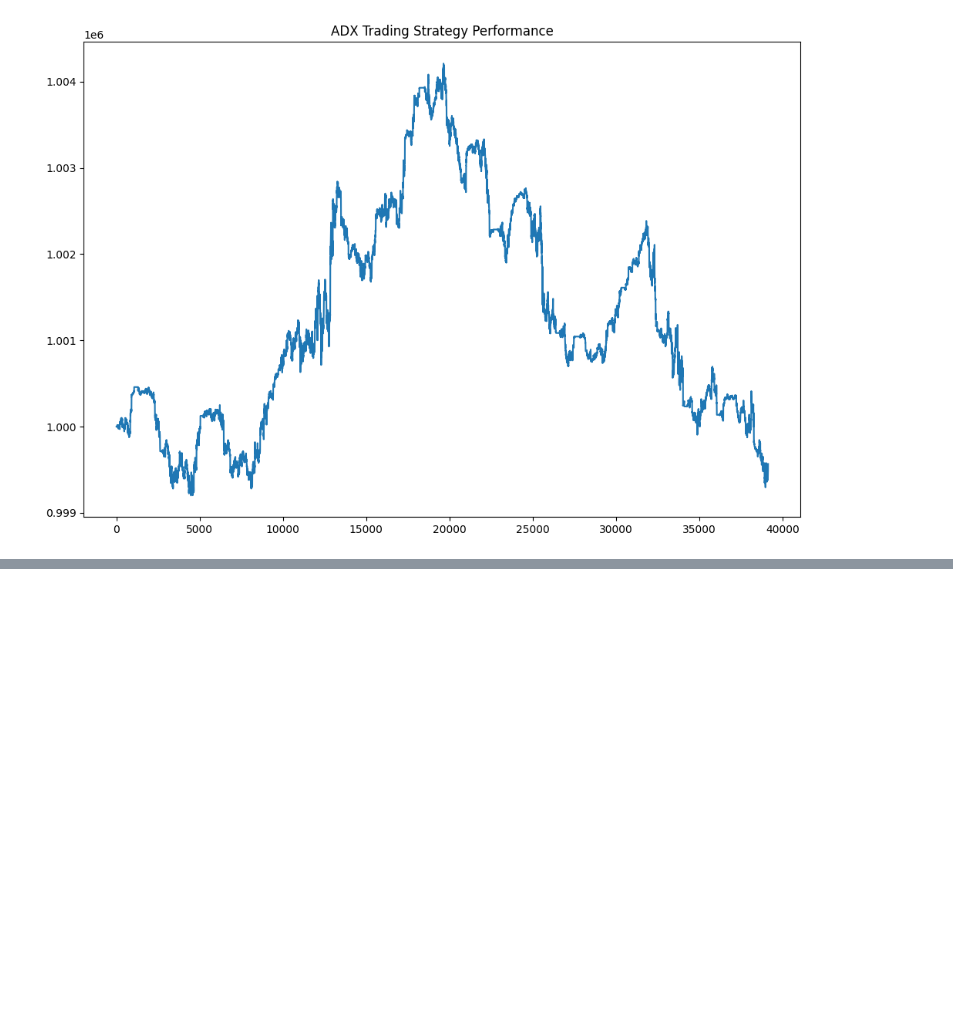
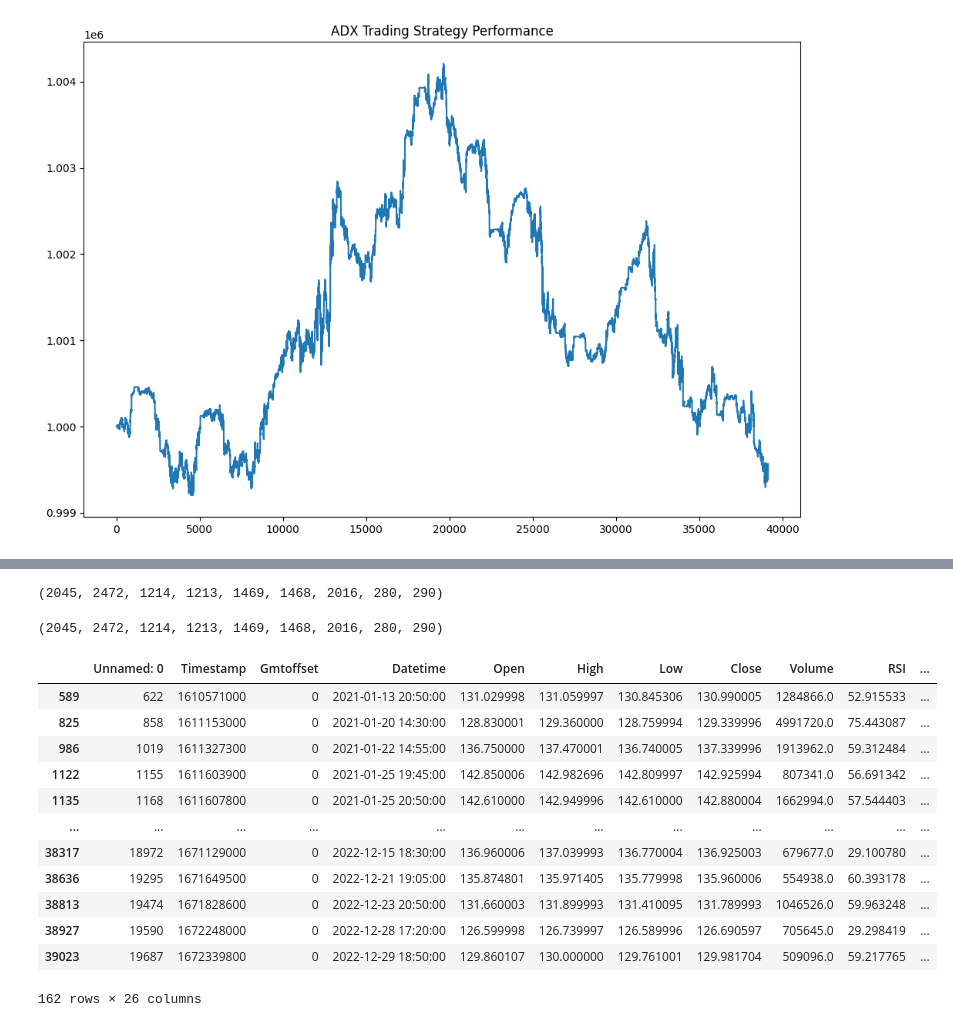
Before and after one commit to david09perez/Proyecto_Trading, a Jupyter notebook: report.ipynb, the cells around one changed output, grey strips where cells are left out. Drawn from its saved outputs; the diff is of its cells as text; code cells hidden in the pictures; blank space fills up the shorter version.

```diff
--- a/report.ipynb
+++ b/report.ipynb
@@ -528,0 +510,24 @@ data[data["SMA_buy"]==True]
+# %%
+data['RSI_buy_signal'].sum(), data['RSI_sell_signal'].sum(), data['SMA_buy_signal'].sum(), data['SMA_sell_signal'].sum(), data['MACD_buy_signal'].sum(), data['MACD_sell_signal'].sum(), data['SAR_buy_signal'].sum(), data['ADX_buy_signal'].sum(), data['ADX_sell_signal'].sum()
+# %% [output]
+(2045, 2472, 1214, 1213, 1469, 1468, 2016, 280, 290)
+# %%
+data['RSI_buy'].sum(), data['RSI_sell'].sum(), data['SMA_buy'].sum(), data['SMA_sell'].sum(), data['MACD_buy'].sum(), data['MACD_sell'].sum(), data['SAR_buy'].sum(), data['ADX_buy'].sum(), data['ADX_sell'].sum()
+# %% [output]
+(2045, 2472, 1214, 1213, 1469, 1468, 2016, 280, 290)
+# %%
+data[data["total_buy_signals"]==2]
+# %% [output]
+|  | Unnamed: 0 | Timestamp | Gmtoffset | Datetime | Open | High | Low | Close | Volume | RSI | ... |
+| 589 | 622 | 1610571000 | 0 | 2021-01-13 20:50:00 | 131.029998 | 131.059997 | 130.845306 | 130.990005 | 1284866.0 | 52.915533 | ... |
+| 825 | 858 | 1611153000 | 0 | 2021-01-20 14:30:00 | 128.830001 | 129.360000 | 128.759994 | 129.339996 | 4991720.0 | 75.443087 | ... |
+| 986 | 1019 | 1611327300 | 0 | 2021-01-22 14:55:00 | 136.750000 | 137.470001 | 136.740005 | 137.339996 | 1913962.0 | 59.312484 | ... |
+| 1122 | 1155 | 1611603900 | 0 | 2021-01-25 19:45:00 | 142.850006 | 142.982696 | 142.809997 | 142.925994 | 807341.0 | 56.691342 | ... |
+| 1135 | 1168 | 1611607800 | 0 | 2021-01-25 20:50:00 | 142.610000 | 142.949996 | 142.610000 | 142.880004 | 1662994.0 | 57.544403 | ... |
+| ... | ... | ... | ... | ... | ... | ... | ... | ... | ... | ... | ... |
+| 38317 | 18972 | 1671129000 | 0 | 2022-12-15 18:30:00 | 136.960006 | 137.039993 | 136.770004 | 136.925003 | 679677.0 | 29.100780 | ... |
+| 38636 | 19295 | 1671649500 | 0 | 2022-12-21 19:05:00 | 135.874801 | 135.971405 | 135.779998 | 135.960006 | 554938.0 | 60.393178 | ... |
+| 38813 | 19474 | 1671828600 | 0 | 2022-12-23 20:50:00 | 131.660003 | 131.899993 | 131.410095 | 131.789993 | 1046526.0 | 59.963248 | ... |
+| 38927 | 19590 | 1672248000 | 0 | 2022-12-28 17:20:00 | 126.599998 | 126.739997 | 126.589996 | 126.690597 | 705645.0 | 29.298419 | ... |
+| 39023 | 19687 | 1672339800 | 0 | 2022-12-29 18:50:00 | 129.860107 | 130.000000 | 129.761001 | 129.981704 | 509096.0 | 59.217765 | ... |
+162 rows × 26 columns
```
Also changed, not shown: parts of 15 cells of this notebook, 1 other file.
